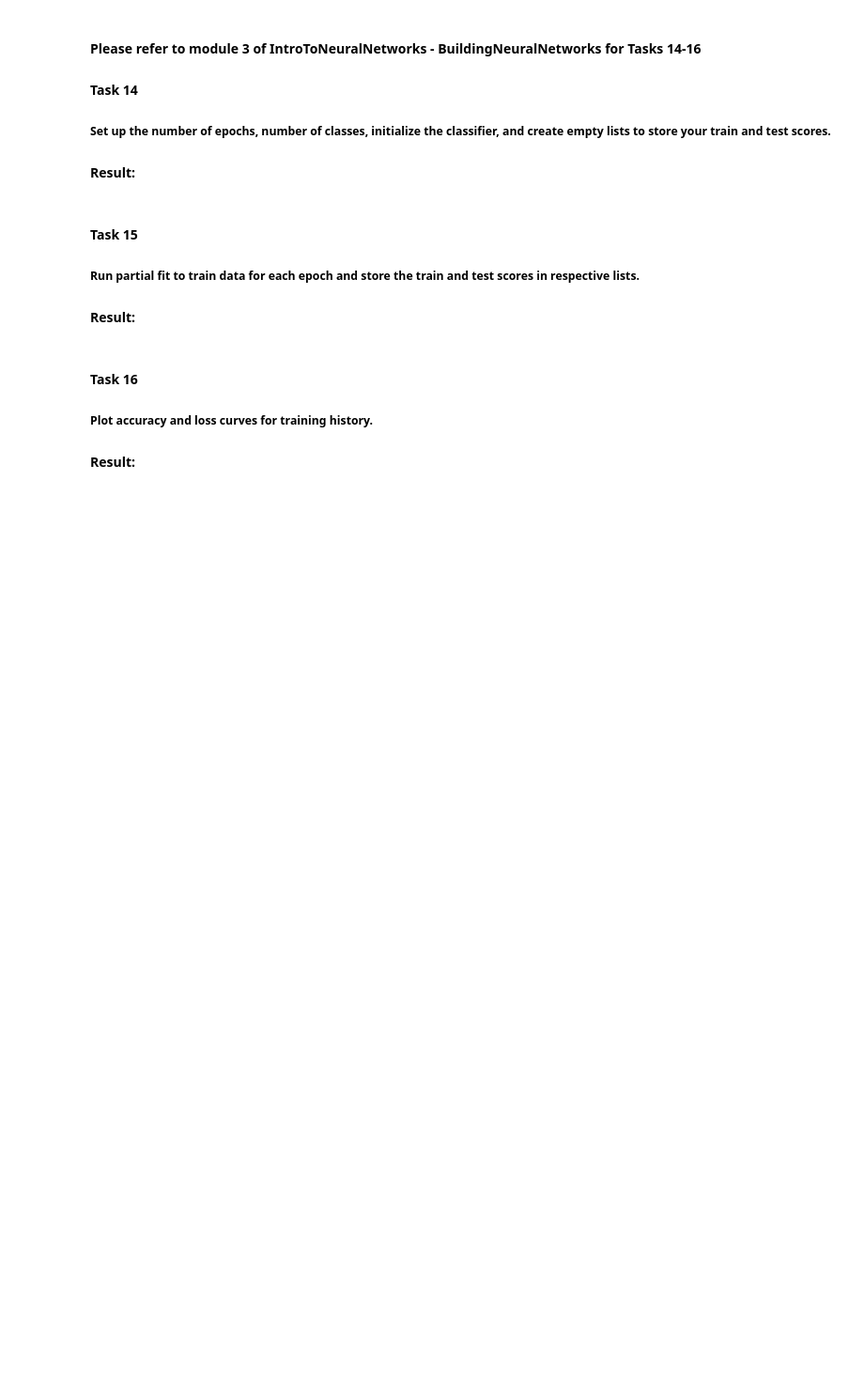
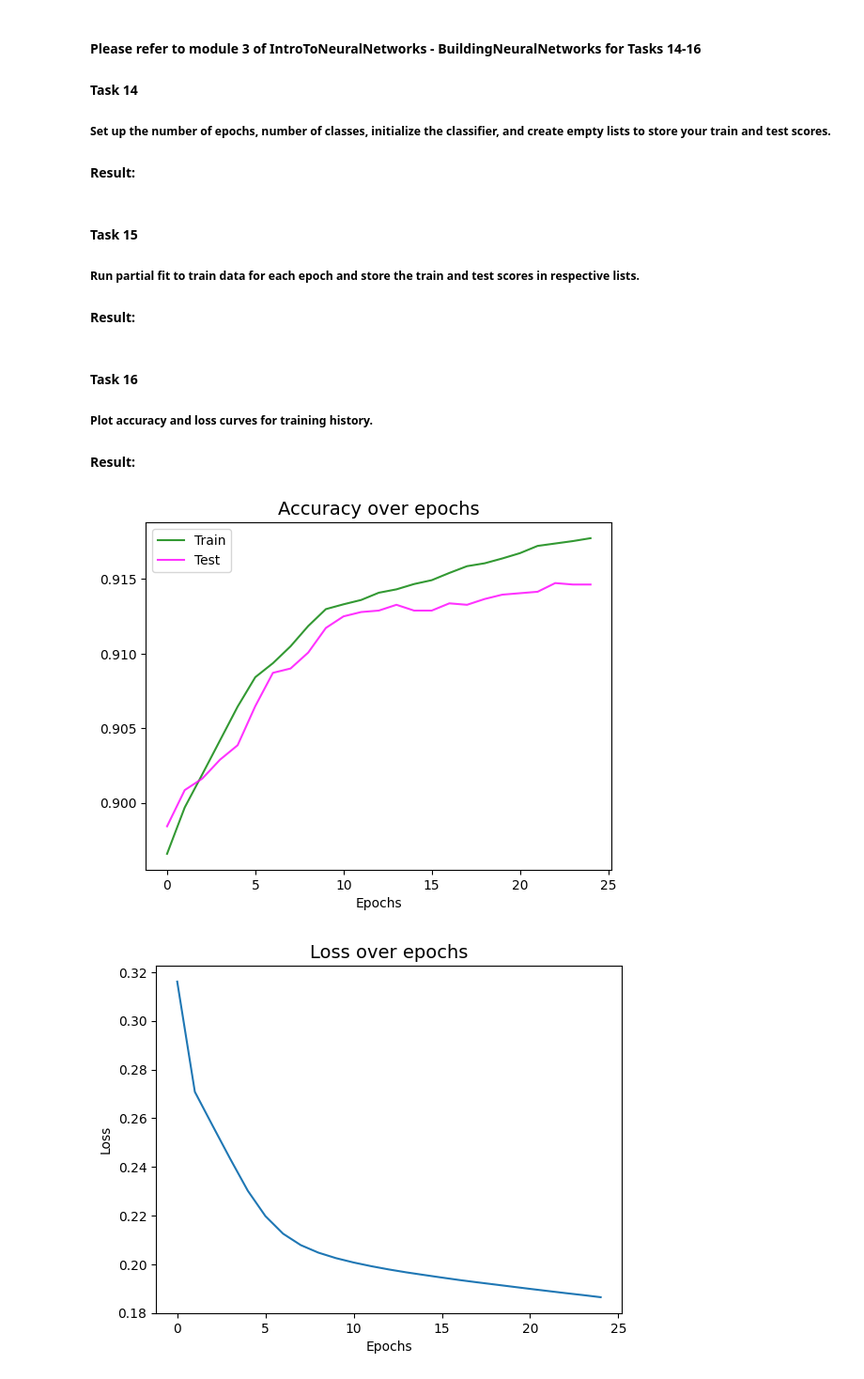
Before and after one commit to maptv/IntrotoNeural_Networks_skillsoft, a Jupyter notebook: BuildingNeuralNetworks/IntroToNeuralNetworks-BuildingNeuralNetworks-3-exercises.ipynb, the cells around one changed output. Shown: that part at 94% size. Saved outputs shown, nothing was run; the diff lists cells and outputs as text; code cells hidden in the pictures; blank space fills up the shorter version.

```diff
--- a/BuildingNeuralNetworks/IntroToNeuralNetworks-BuildingNeuralNetworks-3-exercises.ipynb
+++ b/BuildingNeuralNetworks/IntroToNeuralNetworks-BuildingNeuralNetworks-3-exercises.ipynb
@@ -283,7 +330,49 @@ pd.DataFrame(X_train_scaled, columns=X.columns).head()
 #### Task 15
 ##### Run partial fit to train data for each epoch and store the train and test scores in respective lists.
 #### Result:
+# %%
+#=================================================-
+#### Slide 12: Fitting & visualizing training history: accuracy   ####
+
+N_EPOCHS = 25                     #<- number of epochs
+N_CLASSES = np.unique(tts[2])    #<- number of classes in the target variable
+
+# Build neural network model by creating a classifier:
+# add the number of hidden neurons in the 1st hidden layer and set random state.
+mlp = MLPClassifier(hidden_layer_sizes = (64), random_state = 1)
+
+scores_train = [] #<- we will store scores for training history here
+scores_test = []  #<- we will store scores for testing history here
+
+epoch = 0 #<- set epoch count
+while epoch < N_EPOCHS:
+    mlp_fit = mlp.partial_fit(X_train_scaled, tts[2], classes=N_CLASSES)
+
+    # Compute score for train data.
+    scores_train.append(mlp.score(X_train_scaled, tts[2]))
+
+    # Compute score for test data.
+    scores_test.append(mlp.score(X_test_scaled, tts[3]))
+    epoch += 1 #<- increment the epoch
 # %% [markdown]
 #### Task 16
 ##### Plot accuracy and loss curves for training history.
 #### Result:
+# %%
+#=================================================-
+#### Slide 13: Inspect model accuracy and loss  ####
+
+plt.plot(scores_train, color='green', alpha=0.8, label='Train')
+plt.plot(scores_test, color='magenta', alpha=0.8, label='Test')
+plt.title("Accuracy over epochs", fontsize=14)
+plt.xlabel('Epochs')
+plt.legend(loc='upper left')
+plt.show()
+plt.plot(mlp.loss_curve_)
+plt.title("Loss over epochs", fontsize=14)
+plt.ylabel('Loss')
+plt.xlabel('Epochs')
+plt.show()
+# %% [output]
+[figure, added]
+[figure, added]
```
Also changed, not shown: parts of 9 cells of this notebook, 2 other files.
